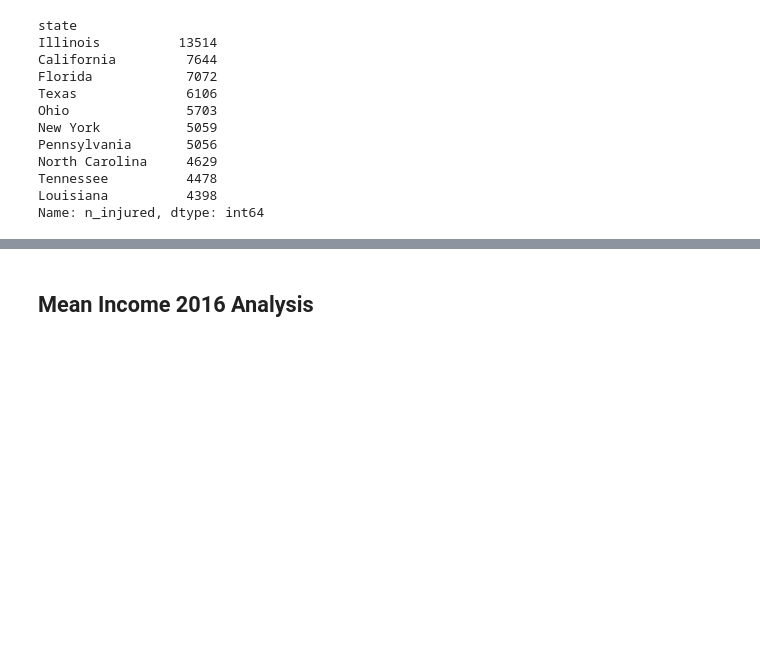
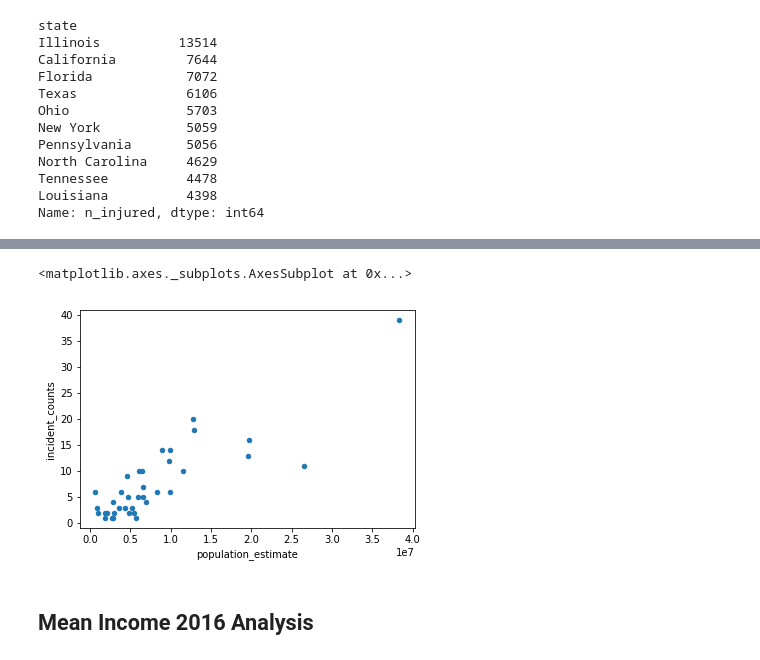
Before and after one commit to Cng000/Gun-violence-analysis, a Jupyter notebook: gun-violence.ipynb, the cells around one changed output, grey strips where cells are left out. Drawn from its saved outputs; the diff is of its cells as text; code cells hidden in the pictures; blank space fills up the shorter version.

Commit message:
Explore relation between number of gun incidents and population

```diff
--- a/gun-violence.ipynb
+++ b/gun-violence.ipynb
@@ -184,0 +215,4 @@ Name: n_injured, dtype: int64
+# %%
+# let's look at 2013 first
+df_gun_violence_2013 = df_gun_violence_new.loc[df_gun_violence_new.year == 2013]['state'].value_counts().reset_index().rename(index=str, columns={'index':'state', 'state':'incident_counts'})
+df_gun_violence_2013.head(10)
@@ -184,0 +269,6 @@ Name: n_injured, dtype: int64
+# %%
+df_state_populations_2013 = df_state_populations[['Geography', 'Population Estimate (as of July 1) - 2013']]
+# %%
+# extract 2013 population estimates
+df_state_populations_2013 = df_state_populations_2013.rename(index=str, columns={'Geography':'state', 'Population Estimate (as of July 1) - 2013':'population_estimate'})
+df_state_populations_2013.columns
@@ -184,0 +277,4 @@ Name: n_injured, dtype: int64
+# %%
+# merge number of incidents to population estimate (2013 only)
+df_incident_population_2013 = df_gun_violence_2013.merge(df_state_populations_2013, how='inner', on='state')
+df_incident_population_2013.info()
@@ -185,3 +304,9 @@ Name: n_injured, dtype: int64
+# %%
+# let's plot this
+df_incident_population_2013.plot.scatter('population_estimate', 'incident_counts')
+# %% [output]
+<matplotlib.axes._subplots.AxesSubplot at 0x...>
+[figure, added]
 # %% [markdown]
 ## Mean Income 2016 Analysis
 # %%
```
Also changed, not shown: parts of 15 cells of this notebook.
